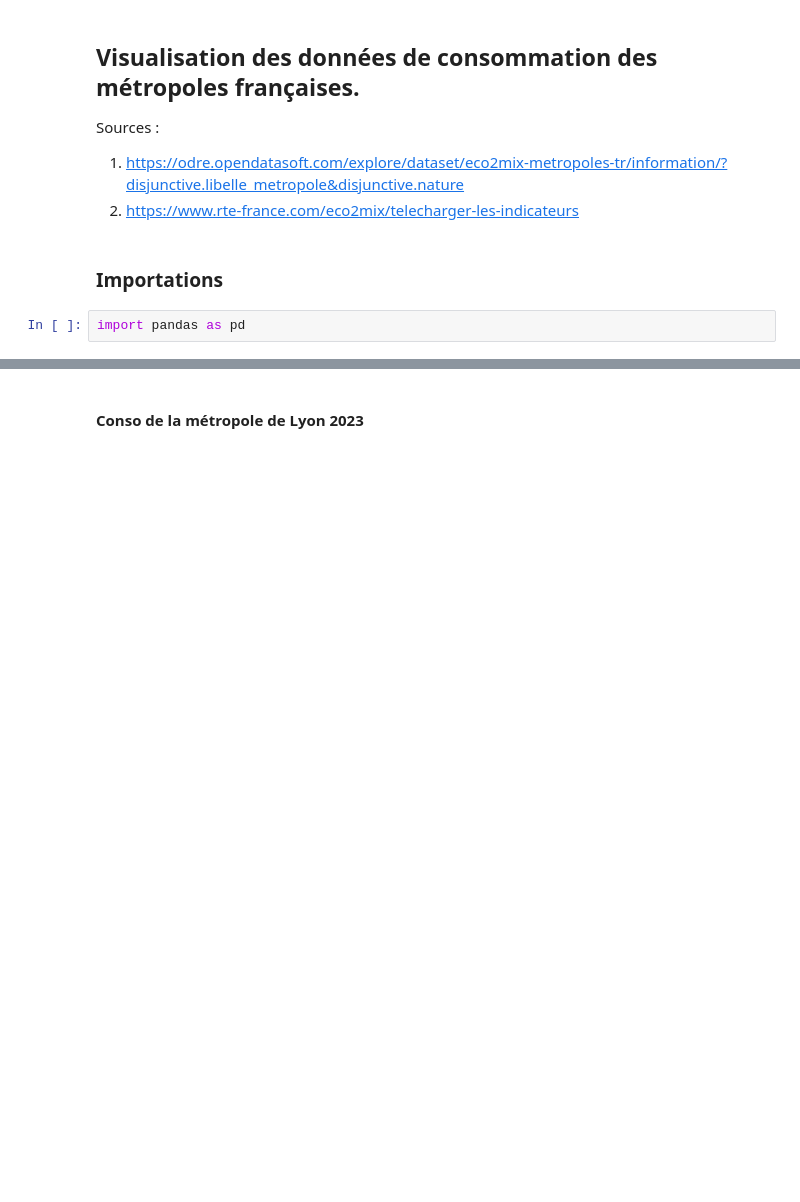
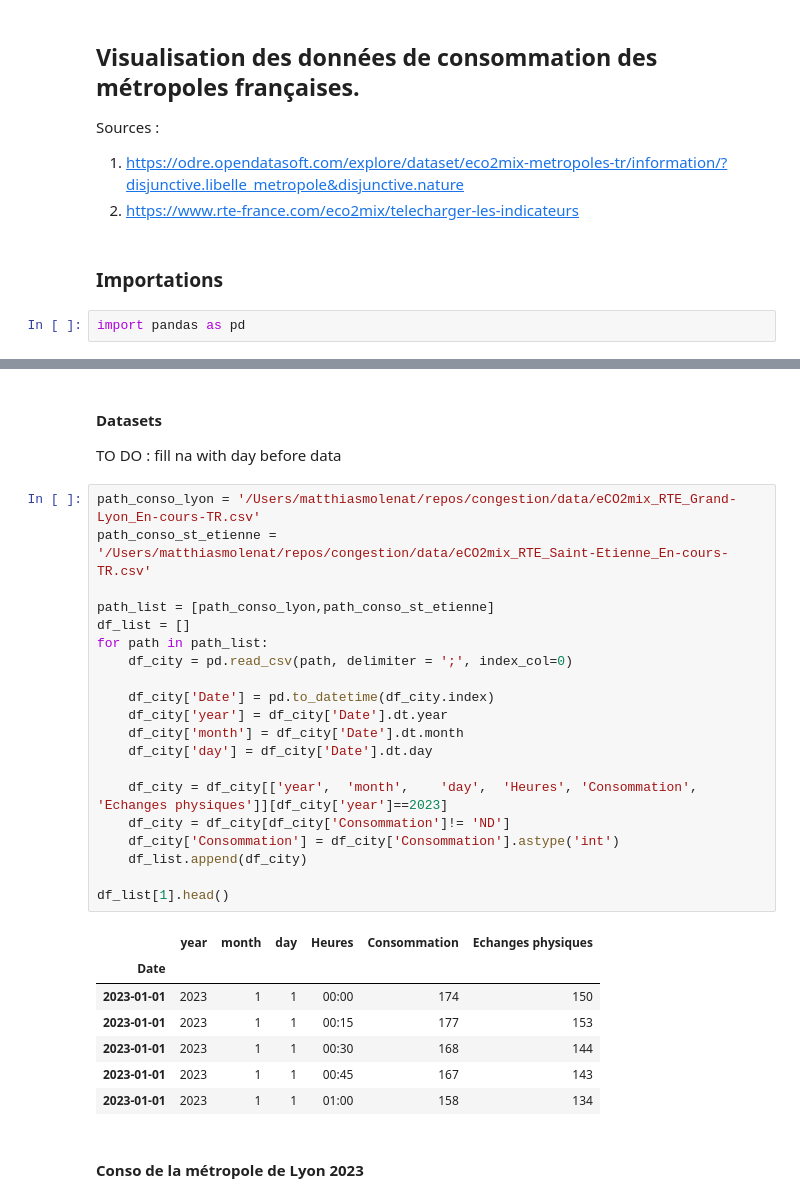
Before and after one commit to MattEclipse/congestion, a Jupyter notebook: notebooks/conso_metropole.ipynb, the cells around one changed output, grey strips where cells are left out. Drawn from its saved outputs; the diff is of its cells as text; blank space fills up the shorter version.

Commit message:
nvx datasets + modif notebooks

```diff
--- a/notebooks/conso_metropole.ipynb
+++ b/notebooks/conso_metropole.ipynb
@@ -43,2 +11,34 @@ df_conso_lyon.head()
+# %% [markdown]
+####  Datasets
+
+TO DO : fill na with day before data
+# %%
+path_conso_lyon = '/Users/matthiasmolenat/repos/congestion/data/eCO2mix_RTE_Grand-Lyon_En-cours-TR.csv'
+path_conso_st_etienne = '/Users/matthiasmolenat/repos/congestion/data/eCO2mix_RTE_Saint-Etienne_En-cours-TR.csv'
+
+path_list = [path_conso_lyon,path_conso_st_etienne]
+df_list = []
+for path in path_list:
+    df_city = pd.read_csv(path, delimiter = ';', index_col=0)
+
+    df_city['Date'] = pd.to_datetime(df_city.index)
+    df_city['year'] = df_city['Date'].dt.year
+    df_city['month'] = df_city['Date'].dt.month
+    df_city['day'] = df_city['Date'].dt.day
+
+    df_city = df_city[['year',	'month',	'day',  'Heures', 'Consommation', 'Echanges physiques']][df_city['year']==2023]
+    df_city = df_city[df_city['Consommation']!= 'ND']
+    df_city['Consommation'] = df_city['Consommation'].astype('int')
+    df_list.append(df_city)
+
+df_list[1].head()
+# %% [output]
+|  | year | month | day | Heures | Consommation | Echanges physiques |
+| Date |  |  |  |  |  |  |
+| 2023-01-01 | 2023 | 1 | 1 | 00:00 | 174 | 150 |
+| 2023-01-01 | 2023 | 1 | 1 | 00:15 | 177 | 153 |
+| 2023-01-01 | 2023 | 1 | 1 | 00:30 | 168 | 144 |
+| 2023-01-01 | 2023 | 1 | 1 | 00:45 | 167 | 143 |
+| 2023-01-01 | 2023 | 1 | 1 | 01:00 | 158 | 134 |
 # %% [markdown]
 #### Conso de la métropole de Lyon 2023
```
Also changed, not shown: parts of 8 cells of this notebook, 6 other files.
